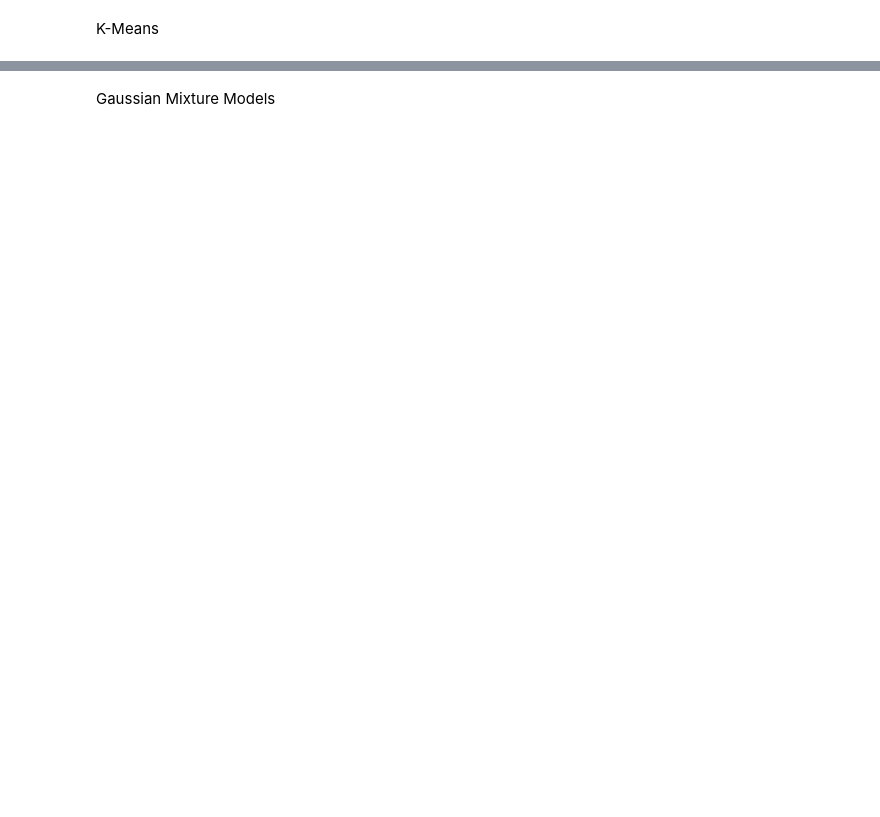
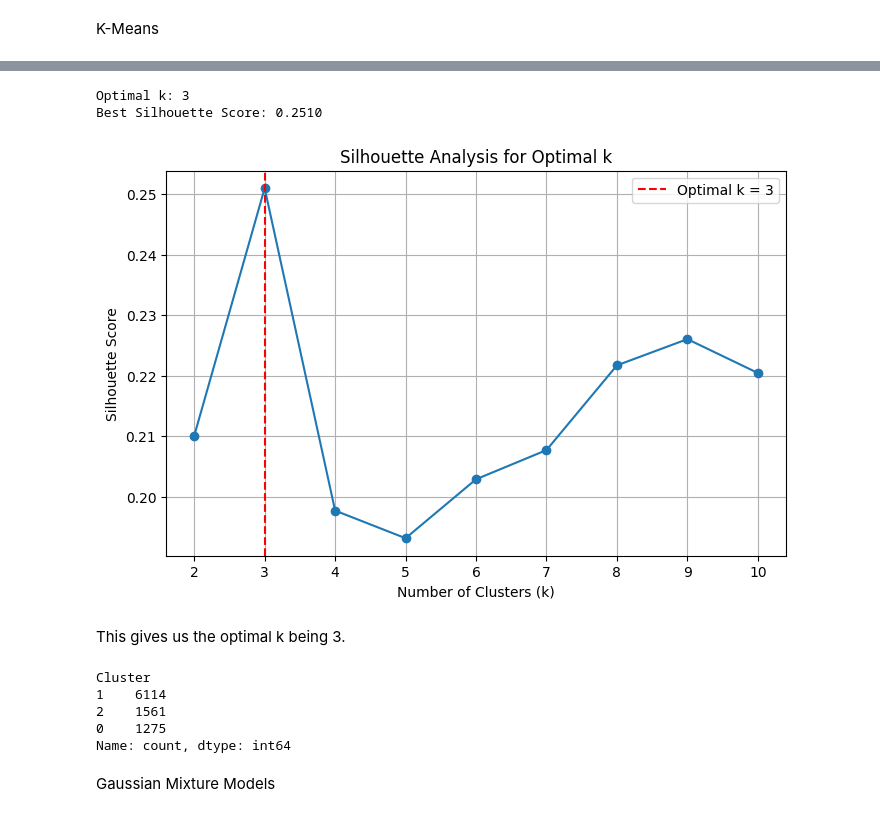
Before and after one commit to Bmmcdonnell/STAT-6250-Final-Project, a Jupyter notebook: Kmeans_GmmComparison.ipynb, the cells around one changed output, grey strips where cells are left out. Saved outputs shown, nothing was run; the diff lists cells and outputs as text; code cells hidden in the pictures; blank space fills up the shorter version.

```diff
--- a/Kmeans_GmmComparison.ipynb
+++ b/Kmeans_GmmComparison.ipynb
@@ -105,2 +208,70 @@ kmeans = KMeans(
+# %%
+from sklearn.metrics import silhouette_score
+
+k_values = range(2, 11)
+silhouette_scores = []
+
+for k in k_values:
+    kmeans = KMeans(
+        n_clusters=k,
+        random_state=42,
+        n_init=10
+    )
+
+    labels = kmeans.fit_predict(X_scaled)
+
+    score = silhouette_score(X_scaled, labels)
+    silhouette_scores.append(score)
+
+# Find best k
+optimal_k = k_values[
+    np.argmax(silhouette_scores)
+]
+
+print(f"Optimal k: {optimal_k}")
+print(f"Best Silhouette Score: {max(silhouette_scores):.4f}")
+
+# Plot silhouette scores
+plt.figure(figsize=(8, 5))
+plt.plot(k_values, silhouette_scores, marker="o")
+plt.axvline(
+    optimal_k,
+    color="red",
+    linestyle="--",
+    label=f"Optimal k = {optimal_k}"
+)
+plt.xlabel("Number of Clusters (k)")
+plt.ylabel("Silhouette Score")
+plt.title("Silhouette Analysis for Optimal k")
+plt.xticks(k_values)
+plt.legend()
+plt.grid(True)
+plt.show()
+# %% [output]
+Optimal k: 3
+Best Silhouette Score: 0.2510
+[figure, added]
+# %% [markdown]
+This gives us the optimal k being 3.
+# %%
+kmeans = KMeans(
+    n_clusters=optimal_k,
+    random_state=42,
+    n_init=10
+)
+
+clusters = kmeans.fit_predict(X_scaled)
+
+# Add cluster labels to original dataset
+df_clustered = df.loc[X_scaled.index].copy()
+df_clustered["Cluster"] = clusters
+
+print(df_clustered["Cluster"].value_counts())
+# %% [output]
+Cluster
+1    6114
+2    1561
+0    1275
+Name: count, dtype: int64
 # %% [markdown]
 Gaussian Mixture Models
```
Also changed, not shown: parts of 7 cells of this notebook.
